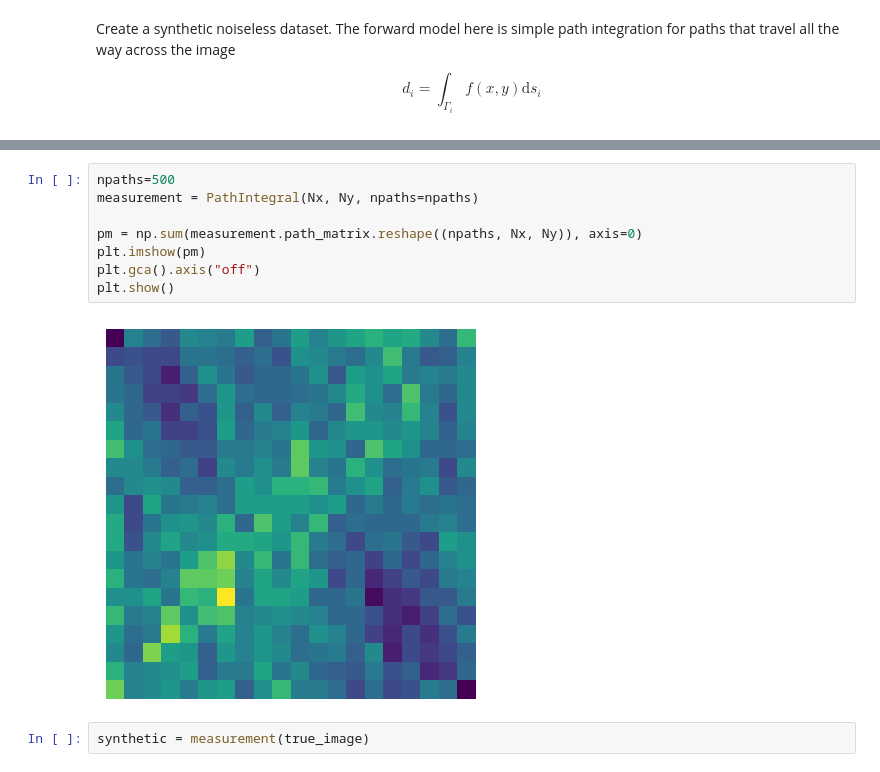
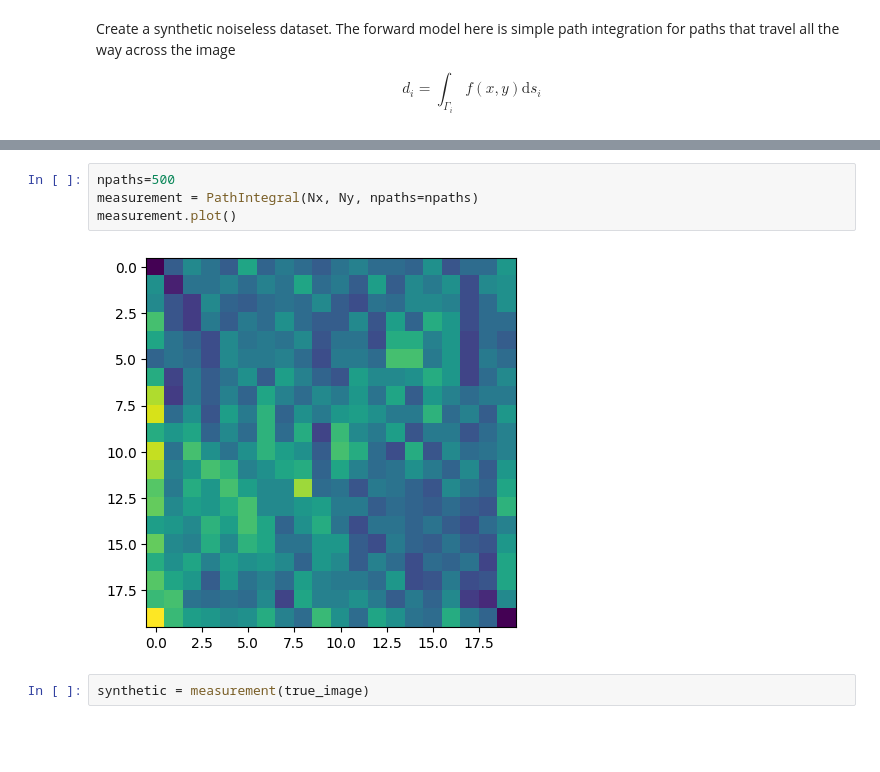
Before and after one commit to auggiemarignier/octo, a Jupyter notebook: examples/example.ipynb, the cells around one changed output, grey strips where cells are left out. Drawn from its saved outputs; the diff is of its cells as text; blank space fills up the shorter version.

Commit message:
move the measurement operator to notebook - octo should just be about parameterisation

```diff
--- a/examples/example.ipynb
+++ b/examples/example.ipynb
@@ -65,13 +184,9 @@ $$d_i = \int_{\Gamma_i} f(x,y) \mathrm{d}s_i$$
 # %%
 npaths=500
 measurement = PathIntegral(Nx, Ny, npaths=npaths)
-
-pm = np.sum(measurement.path_matrix.reshape((npaths, Nx, Ny)), axis=0)
-plt.imshow(pm)
-plt.gca().axis("off")
-plt.show()
+measurement.plot()
 # %% [output]
-[figure, old version]
+[figure, new version]
 # %%
 synthetic = measurement(true_image)
 # %% [markdown]
```
Also changed, not shown: parts of 5 cells of this notebook.
